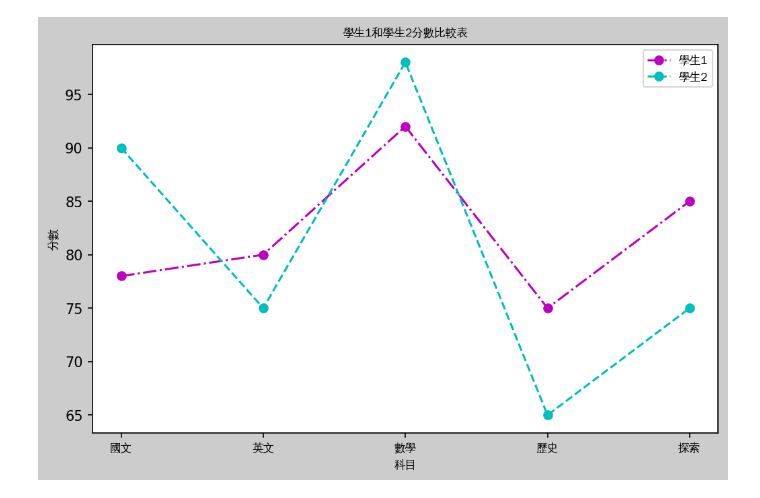
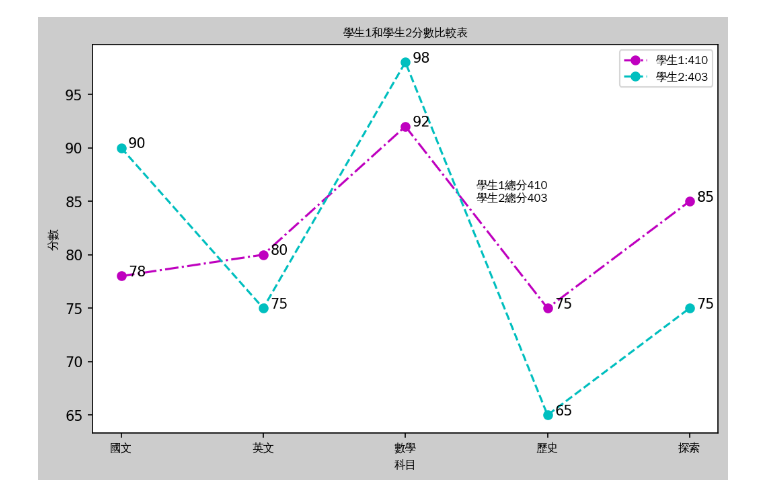
Before and after one commit to scchang2023/112_python_chihlee, a Jupyter notebook: lesson12_1.ipynb, the cells around one changed output. Saved outputs shown, nothing was run; the diff lists cells and outputs as text; code cells hidden in the pictures.

```diff
--- a/lesson12_1.ipynb
+++ b/lesson12_1.ipynb
@@ -1,30 +1,48 @@
 # %%
 #codespace 要安裝中文字型
 #命令列:sudo apt-get update -y
 #命令列:sudo apt-get install -y fonts-wqy-zenhei
 #字型位置:/usr/share/fonts/truetype/wqy/wqy-zenhei.ttc
 import matplotlib.pyplot as plt
 from matplotlib.font_manager import FontProperties
 font=FontProperties(fname='/usr/share/fonts/truetype/wqy/wqy-zenhei.ttc',size=8)
 font1=FontProperties(fname='/usr/share/fonts/truetype/wqy/wqy-zenhei.ttc',size=12)
 #window font=FontProperties(fname=r'c:\windows\fonts\simsun.ttc',size=8)
 
 student1 = {'國文':78, '英文':80, '數學':92, '歷史':75, '探索':85}
 student2 = {'國文':90, '英文':75, '數學':98, '歷史':65, '探索':75}
 
 subjects =list(student1.keys())
 value1 =list(student1.values())
 value2 = list(student2.values())
 
 fig = plt.figure(figsize=(8,5), dpi=150, facecolor="#cccccc")
 ax = fig.add_subplot(1,1,1)
 ax.set_title("學生1和學生2分數比較表",fontproperties=font)
 ax.set_xlabel("科目", fontproperties=font)
 ax.set_ylabel("分數", fontproperties=font)
 ax.plot(subjects, value1, 'm-.o')
 ax.plot(subjects, value2, 'c--o')
 ax.set_xticklabels(subjects, fontproperties=font)
-ax.legend(["學生1", "學生2"], prop=font)
+#ax.legend(["學生1", "學生2"], prop=font)
+x_locations = ax.get_xticks()
+#y_locations = ax.get_yticks()
+
+for i in range(len(x_locations)):
+    ax.annotate(str(value1[i]),(x_locations[i]+0.05,value1[i]))
+    ax.annotate(str(value2[i]),(x_locations[i]+0.05,value2[i]))
+
+value1_total = 0
+value2_total = 0
+for score in value1:
+    value1_total += score
+
+for score in value2:
+    value2_total += score
+
+ax.annotate(f'學生1總分{value1_total}\n學生2總分{value2_total}',(2.5,85),fontproperties=font)
+ax.legend([f"學生1:{value1_total}",f"學生2:{value2_total}"],prop=font)
+
 plt.show()
 # %% [output]
-[figure, old version]
+[figure, new version]
```
Also changed, not shown: parts of 1 cell of this notebook, 1 other file.
